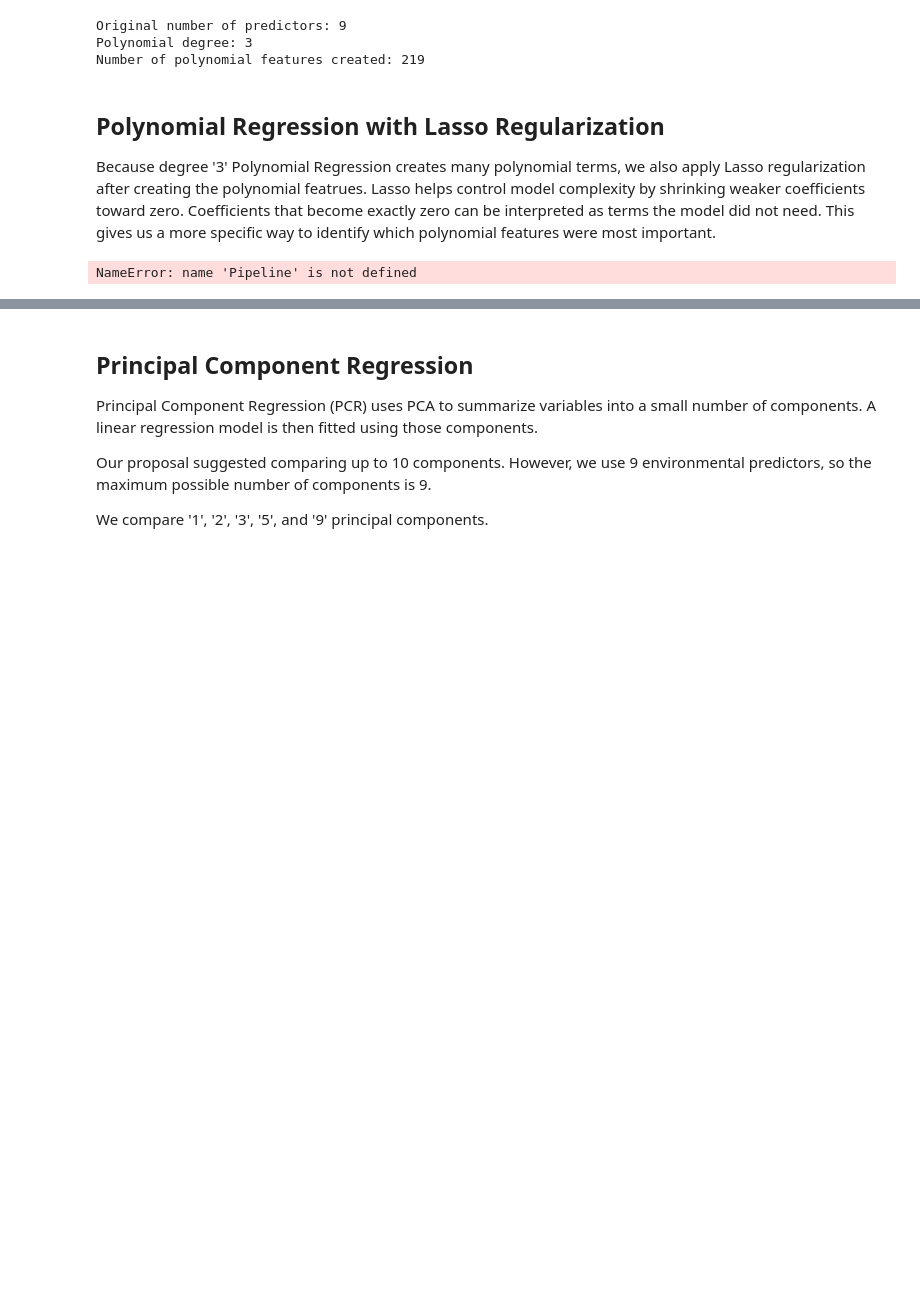
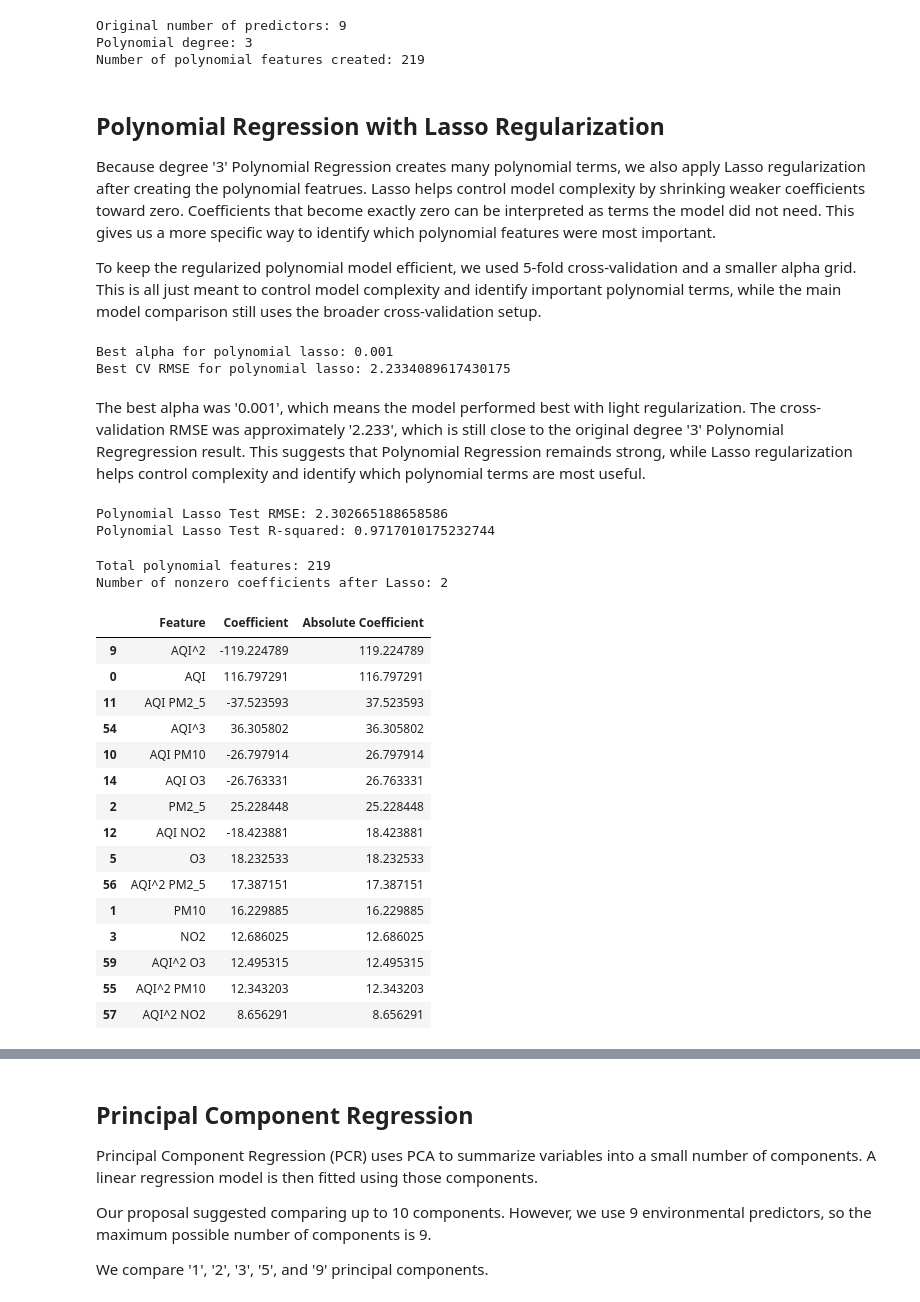
Before and after one commit to BryanR-17/COGS109-air-quality-health-impact, a Jupyter notebook: notebooks/02_regression_models.ipynb, the cells around one changed output, grey strips where cells are left out. Cells and saved outputs as stored; diff of their text form; code cells hidden in the pictures; blank space fills up the shorter version.

```diff
--- a/notebooks/02_regression_models.ipynb
+++ b/notebooks/02_regression_models.ipynb
@@ -282,11 +282,13 @@ Number of polynomial features created: 219
 ## Polynomial Regression with Lasso Regularization
 Because degree '3' Polynomial Regression creates many polynomial terms, we also apply Lasso regularization after creating the polynomial featrues.
 Lasso helps control model complexity by shrinking weaker coefficients toward zero. Coefficients that become exactly zero can be interpreted as terms the model did not need. This gives us a more specific way to identify which polynomial features were most important.
+
+To keep the regularized polynomial model efficient, we used 5-fold cross-validation and a smaller alpha grid. This is all just meant to control model complexity and identify important polynomial terms, while the main model comparison still uses the broader cross-validation setup.
 # %%
 poly_lasso_pipeline = Pipeline([
     ("poly", PolynomialFeatures(degree=3, include_bias=False)),
     ("scaler", StandardScaler()),
-    ("lasso", Lasso(max_iter=20000, random_state=42))
+    ("lasso", Lasso(max_iter=100000, tol = 0.01, random_state=42))
 ])
 
 poly_lasso_search = GridSearchCV(
@@ -303,4 +305,65 @@ poly_lasso_search.fit(X_train, y_train)
 print("Best alpha for polynomial lasso:", poly_lasso_search.best_params_["lasso__alpha"])
 print("Best CV RMSE for polynomial lasso:", -poly_lasso_search.best_score_)
 # %% [output]
-NameError: name 'Pipeline' is not defined
+Best alpha for polynomial lasso: 0.001
+Best CV RMSE for polynomial lasso: 2.2334089617430175
+# %% [markdown]
+The best alpha was '0.001', which means the model performed best with light regularization. The cross-validation RMSE was approximately '2.233', which is still close to the original degree '3' Polynomial Regregression result. This suggests that Polynomial Regression remainds strong, while Lasso regularization helps control complexity and identify which polynomial terms are most useful.
+# %%
+best_poly_lasso_model = poly_lasso_search.best_estimator_
+
+poly_lasso_prediction = best_poly_lasso_model.predict(X_test)
+
+poly_lasso_test_rmse = np.sqrt(mean_squared_error(y_test, poly_lasso_prediction))
+poly_lasso_test_r2 = r2_score(y_test, poly_lasso_prediction)
+
+print("Polynomial Lasso Test RMSE:", poly_lasso_test_rmse)
+print("Polynomial Lasso Test R-squared:", poly_lasso_test_r2)
+# %% [output]
+Polynomial Lasso Test RMSE: 2.302665188658586
+Polynomial Lasso Test R-squared: 0.9717010175232744
+# %%
+best_poly_lasso_model = poly_lasso_search.best_estimator_
+
+poly_lasso_feature_names = best_poly_lasso_model.named_steps["poly"].get_feature_names_out(predictors)
+poly_lasso_coefficients = best_poly_lasso_model.named_steps["lasso"].coef_
+
+poly_lasso_coefficients_df = pd.DataFrame({
+    "Feature": poly_lasso_feature_names,
+    "Coefficient": poly_lasso_coefficients
+})
+
+nonzero_poly_lasso_coef_df = poly_lasso_coefficients_df[
+    poly_lasso_coefficients_df["Coefficient"] != 0
+].copy()
+
+nonzero_poly_lasso_coef_df["Absolute Coefficient"] = nonzero_poly_lasso_coef_df["Coefficient"].abs()
+
+nonzero_poly_lasso_coef_df = nonzero_poly_lasso_coef_df.sort_values(
+    "Absolute Coefficient",
+    ascending=False
+)
+
+print("Total polynomial features:", len(poly_lasso_feature_names))
+print("Number of nonzero coefficients after Lasso:", len(nonzero_poly_lasso_coef_df.shape))
+
+nonzero_poly_lasso_coef_df.head(15)
+# %% [output]
+Total polynomial features: 219
+Number of nonzero coefficients after Lasso: 2
+|  | Feature | Coefficient | Absolute Coefficient |
+| 9 | AQI^2 | -119.224789 | 119.224789 |
+| 0 | AQI | 116.797291 | 116.797291 |
+| 11 | AQI PM2_5 | -37.523593 | 37.523593 |
+| 54 | AQI^3 | 36.305802 | 36.305802 |
+| 10 | AQI PM10 | -26.797914 | 26.797914 |
+| 14 | AQI O3 | -26.763331 | 26.763331 |
+| 2 | PM2_5 | 25.228448 | 25.228448 |
+| 12 | AQI NO2 | -18.423881 | 18.423881 |
+| 5 | O3 | 18.232533 | 18.232533 |
+| 56 | AQI^2 PM2_5 | 17.387151 | 17.387151 |
+| 1 | PM10 | 16.229885 | 16.229885 |
+| 3 | NO2 | 12.686025 | 12.686025 |
+| 59 | AQI^2 O3 | 12.495315 | 12.495315 |
+| 55 | AQI^2 PM10 | 12.343203 | 12.343203 |
+| 57 | AQI^2 NO2 | 8.656291 | 8.656291 |
```
Also changed, not shown: parts of 1 cell of this notebook.
